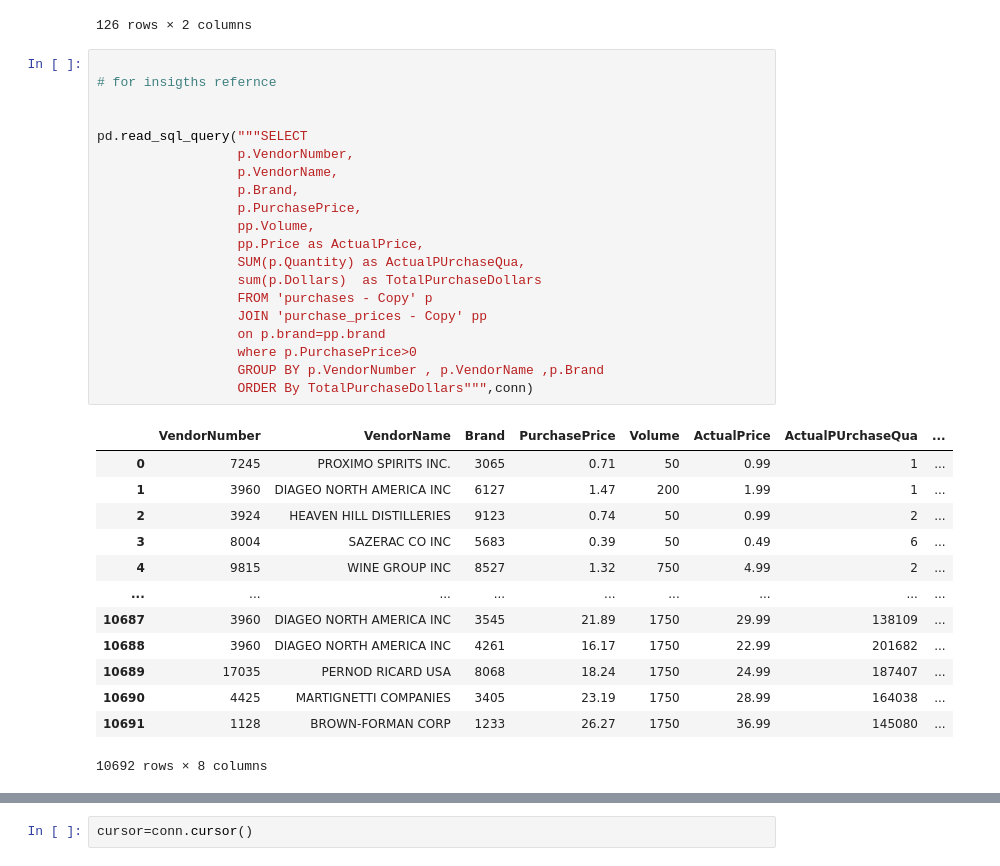
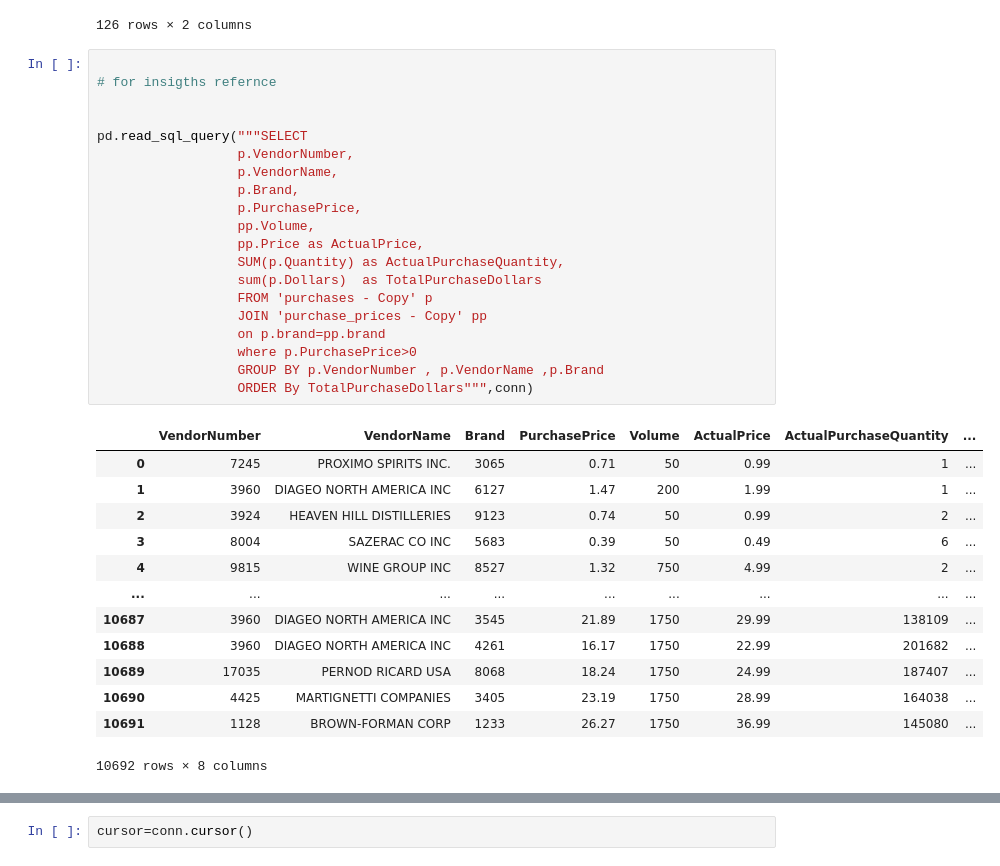
Before and after one commit to LuffyXoro/MERCHANT-Data-Analytics, a Jupyter notebook: EDA.ipynb, the cells around one changed output, grey strips where cells are left out. Drawn from its saved outputs; the diff is of its cells as text.

```diff
--- a/EDA.ipynb
+++ b/EDA.ipynb
@@ -167,25 +167,25 @@ freight_summary
 # %%
 
 # for insigths refernce
 
 
 pd.read_sql_query("""SELECT
                   p.VendorNumber,
                   p.VendorName,
                   p.Brand,
                   p.PurchasePrice,
                   pp.Volume,
                   pp.Price as ActualPrice,
-                  SUM(p.Quantity) as ActualPUrchaseQua,
+                  SUM(p.Quantity) as ActualPurchaseQuantity,
                   sum(p.Dollars)  as TotalPurchaseDollars
                   FROM 'purchases - Copy' p
                   JOIN 'purchase_prices - Copy' pp
                   on p.brand=pp.brand
                   where p.PurchasePrice>0
                   GROUP BY p.VendorNumber , p.VendorName ,p.Brand
                   ORDER By TotalPurchaseDollars""",conn)
 # %% [output]
-|  | VendorNumber | VendorName | Brand | PurchasePrice | Volume | ActualPrice | ActualPUrchaseQua | ... |
+|  | VendorNumber | VendorName | Brand | PurchasePrice | Volume | ActualPrice | ActualPurchaseQuantity | ... |
 | 0 | 7245 | PROXIMO SPIRITS INC. | 3065 | 0.71 | 50 | 0.99 | 1 | ... |
 | 1 | 3960 | DIAGEO NORTH AMERICA INC | 6127 | 1.47 | 200 | 1.99 | 1 | ... |
 | 2 | 3924 | HEAVEN HILL DISTILLERIES | 9123 | 0.74 | 50 | 0.99 | 2 | ... |
```
Also changed, not shown: parts of 8 cells of this notebook.
